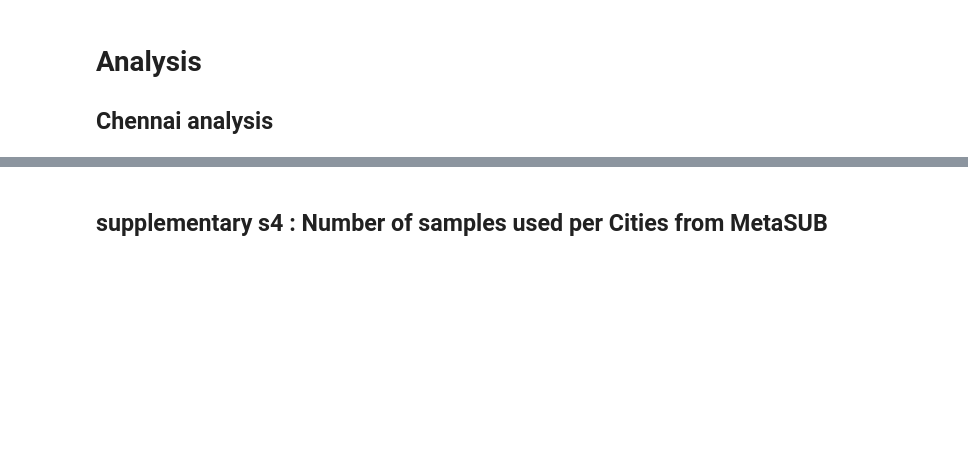
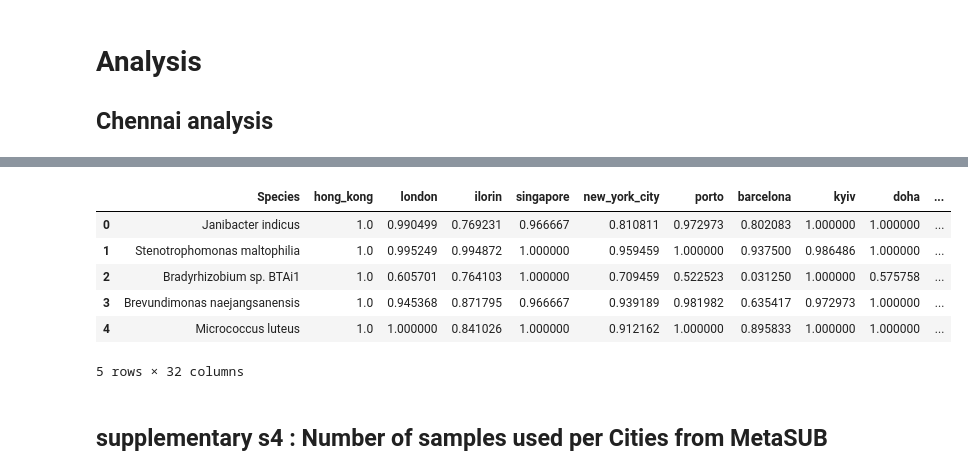
Before and after one commit to IBSE-IITM/MetaSUB-CMRL, a Jupyter notebook: code/microbial_signatures_analysis.ipynb, the cells around one changed output, grey strips where cells are left out. Cells and saved outputs as stored; diff of their text form; code cells hidden in the pictures; blank space fills up the shorter version.

```diff
--- a/code/microbial_signatures_analysis.ipynb
+++ b/code/microbial_signatures_analysis.ipynb
@@ -109,16 +109,23 @@ supp_table_s2.to_csv(os.path.join(SUPPLEMENTARY, "supplementary_table_s2.csv"),
 # Analysis
 ## Chennai analysis
 # %%
-def analysis_function(input_df, threshold, folder, supplementary_s3):
+## Load the Chennai bracken results
+
+
+supplementary_s3 = {"Species Category":["Core","Sub-core","Peripheral", "Unique-core"],}
+
+for threshold,folder in prevalence_list:
+    chennai_species_df = pd.read_csv(os.path.join(CHENNAI_DATASET, 'bracken_species_non_human_processed.csv'))
+    chennai_species_df.set_index('Samples', inplace= True)
     print(f"Working with Threshold : {threshold}")
     ## Make the directories
     RESULT_threshold = os.path.join(RESULTS, 'microbial_signatures', folder)
     os.makedirs(RESULT_threshold, exist_ok = True)
     ## Chennai
-    s_list = input_df.columns
-    input_df[s_list] = input_df[s_list].applymap(lambda x: 0 if x < threshold else x)
-    input_df = filter_all_zero(input_df)
-    chennai_prevalence_df, chennai_core_df, chennai_sub_core_df, chennai_peripheral_df = prevalence_extractor(input_df, bounds=bounds, col_not_to_include = ['Samples'])
+    s_list = chennai_species_df.columns
+    chennai_species_df[s_list] = chennai_species_df[s_list].applymap(lambda x: 0 if x < threshold else x)
+    chennai_species_df = filter_all_zero(chennai_species_df)
+    chennai_prevalence_df, chennai_core_df, chennai_sub_core_df, chennai_peripheral_df = prevalence_extractor(chennai_species_df, bounds=bounds, col_not_to_include = ['Samples'])
 
     core_species_dict = {'Chennai': {
                                     'core':list(chennai_core_df["Species"].values),
@@ -126,6 +133,21 @@ def analysis_function(input_df, threshold, folder, supplementary_s3):
                                     'peripheral':list(chennai_peripheral_df["Species"].values)
                                   }
                                   }
+
+    Chennai_taxa_map = {}
+    for  key, val in core_species_dict["Chennai"].items():
+        for taxa in val:
+            Chennai_taxa_map[taxa] = key
+
+    chennai_species_map_df = chennai_species_df.mean().to_frame().reset_index().rename(columns={0:'Mean Relative Abundance', 'index':'Species'})
+    chennai_species_map_df["Label"] = chennai_species_map_df["Species"].map(Chennai_taxa_map)
+    #print(chennai_species_map_df["Label"].value_counts())
+    chennai_species_map_df.dropna(subset=['Label'], inplace=True)
+    #print(chennai_species_map_df.shape)
+    chennai_species_map_df = chennai_species_map_df.sort_values('Label', ascending=True,).reset_index(drop=True)
+    chennai_species_map_df.to_csv(os.path.join(RESULT_threshold, f"Chennai_species_mean_abundance.csv"), index=False)
+
+    ## TODO Suppliment file 2 Sheet 1 make the mean file with label
     chennai_prevalence_df.to_csv(os.path.join(RESULT_threshold,'Chennai_species_prevalence.csv'),index=False)
     ## ROW
     METADATA = os.path.join(CORE_TAXA,"Filtered_complete_metadata.csv",)
@@ -183,8 +205,14 @@ def analysis_function(input_df, threshold, folder, supplementary_s3):
                                         'sub_core':list(_sub_core_df["Species"].values),
                                         'peripheral':list(_peripheral_df["Species"].values)
                                       }
+
+
+
         temp_prev.rename(columns={'prevalence':city}, inplace = True)
         prevalence_list.append(temp_prev)
+
+
+
 
     ## merge the prevalence of all the cities
     for i in range(len(prevalence_list)-1):
@@ -232,4 +260,4 @@ def analysis_function(input_df, threshold, folder, supplementary_s3):
                                                             len(core_species_dict["Chennai"]["sub_core"]),
                                                             len(core_species_dict["Chennai"]["peripheral"]),
                                                             len(unique_taxas_dict["Chennai"]),]
-    return filtered_vc, metasub_species
+pd.DataFrame.from_dict(supplementary_s3).to_csv(os.path.join(SUPPLEMENTARY, "supplementary_table_s3.csv"), index=False)
@@ -293,3 +363,13 @@ Iterate through each cities
+# %%
+merged_prev_df.head()
+# %% [output]
+|  | Species | hong_kong | london | ilorin | singapore | new_york_city | porto | barcelona | kyiv | doha | ... |
+| 0 | Janibacter indicus | 1.0 | 0.990499 | 0.769231 | 0.966667 | 0.810811 | 0.972973 | 0.802083 | 1.000000 | 1.000000 | ... |
+| 1 | Stenotrophomonas maltophilia | 1.0 | 0.995249 | 0.994872 | 1.000000 | 0.959459 | 1.000000 | 0.937500 | 0.986486 | 1.000000 | ... |
+| 2 | Bradyrhizobium sp. BTAi1 | 1.0 | 0.605701 | 0.764103 | 1.000000 | 0.709459 | 0.522523 | 0.031250 | 1.000000 | 0.575758 | ... |
+| 3 | Brevundimonas naejangsanensis | 1.0 | 0.945368 | 0.871795 | 0.966667 | 0.939189 | 0.981982 | 0.635417 | 0.972973 | 1.000000 | ... |
+| 4 | Micrococcus luteus | 1.0 | 1.000000 | 0.841026 | 1.000000 | 0.912162 | 1.000000 | 0.895833 | 1.000000 | 1.000000 | ... |
+5 rows × 32 columns
 # %% [markdown]
 ## supplementary s4 : Number of samples used per Cities from MetaSUB
 # %%
```
Also changed, not shown: parts of 10 cells of this notebook, 25 other files.
